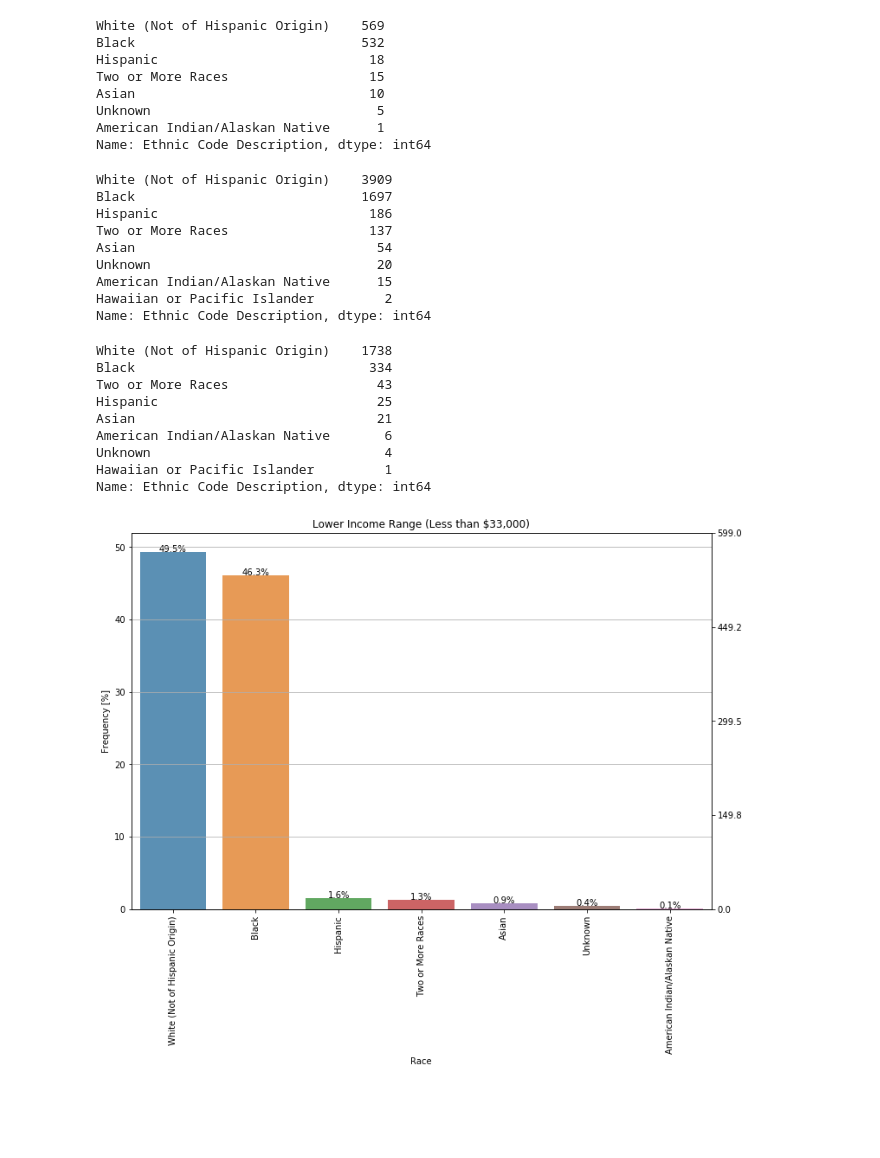
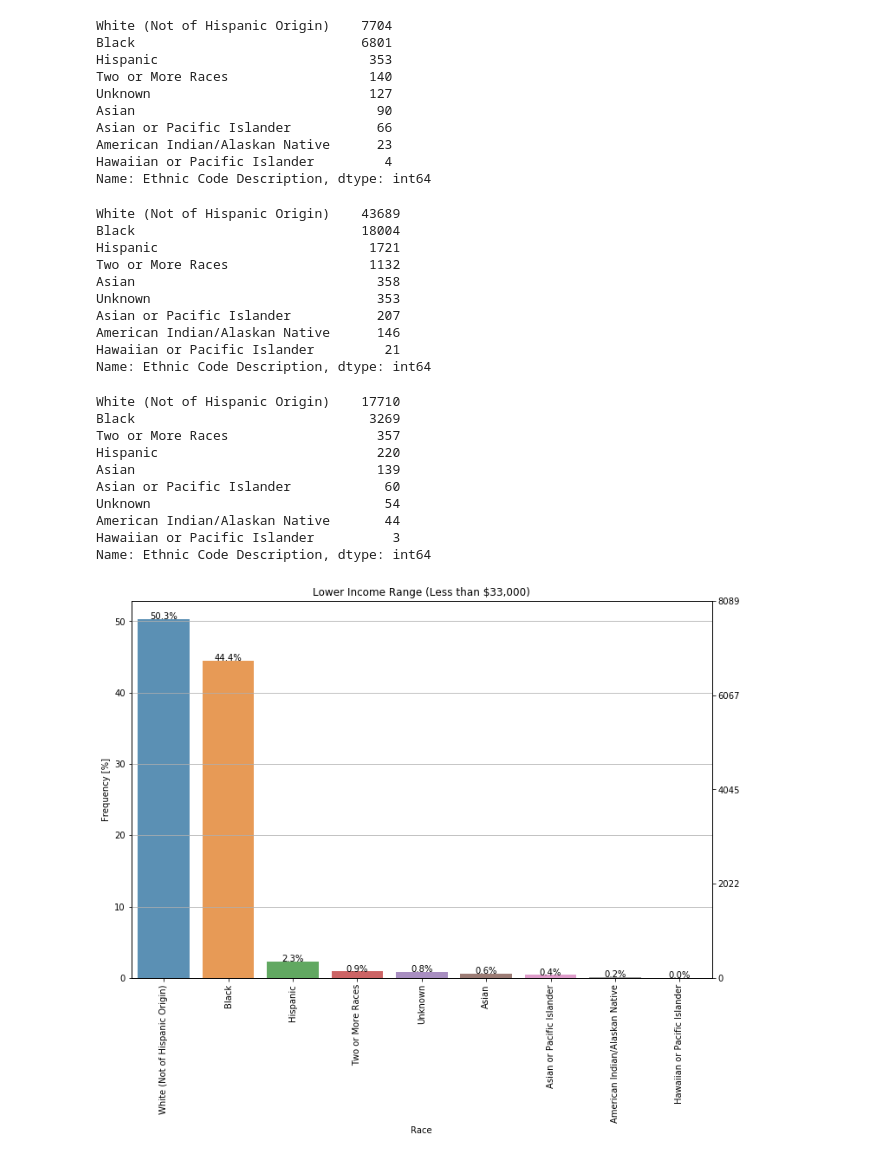
Before and after one commit to jman2kxy/inclucivics, a Jupyter notebook: IncluCivics Data.ipynb, the cells around one changed output. Drawn from its saved outputs; the diff is of its cells as text; code cells hidden in the pictures; blank space fills up the shorter version.

Commit message:
EDA of Inclucivics Data

```diff
--- a/IncluCivics Data.ipynb
+++ b/IncluCivics Data.ipynb
@@ -10,7 +10,7 @@ import matplotlib.ticker as ticker
 import mpld3
 %matplotlib inline
 # %%
-employee_demo = pd.read_csv('data/General_Government_Employees_Demographics.csv')
+employee_demo = pd.read_csv('data/quarterly-cleaned.csv')
 # %%
 employee_demo.head()
 # %% [output]
@@ -83,37 +84,41 @@ upper_income_race_count = upper_income_range['Ethnic Code Description'].value_co
 # %%
 lower_income_race_count
 # %% [output]
-White (Not of Hispanic Origin)    569
-Black                             532
-Hispanic                           18
-Two or More Races                  15
-Asian                              10
-Unknown                             5
-American Indian/Alaskan Native      1
+White (Not of Hispanic Origin)    7704
+Black                             6801
+Hispanic                           353
+Two or More Races                  140
+Unknown                            127
+Asian                               90
+Asian or Pacific Islander           66
+American Indian/Alaskan Native      23
+Hawaiian or Pacific Islander         4
 Name: Ethnic Code Description, dtype: int64
 # %%
 middle_income_race_count
 # %% [output]
-White (Not of Hispanic Origin)    3909
-Black                             1697
-Hispanic                           186
-Two or More Races                  137
-Asian                               54
-Unknown                             20
-American Indian/Alaskan Native      15
-Hawaiian or Pacific Islander         2
+White (Not of Hispanic Origin)    43689
+Black                             18004
+Hispanic                           1721
+Two or More Races                  1132
+Asian                               358
+Unknown                             353
+Asian or Pacific Islander           207
+American Indian/Alaskan Native      146
+Hawaiian or Pacific Islander         21
 Name: Ethnic Code Description, dtype: int64
 # %%
 upper_income_race_count
 # %% [output]
-White (Not of Hispanic Origin)    1738
-Black                              334
-Two or More Races                   43
-Hispanic                            25
-Asian                               21
-American Indian/Alaskan Native       6
-Unknown                              4
-Hawaiian or Pacific Islander         1
+White (Not of Hispanic Origin)    17710
+Black                              3269
+Two or More Races                   357
+Hispanic                            220
+Asian                               139
+Asian or Pacific Islander            60
+Unknown                              54
+American Indian/Alaskan Native       44
+Hawaiian or Pacific Islander          3
 Name: Ethnic Code Description, dtype: int64
 # %%
 ncount = len(lower_income_range)
@@ -127,35 +132,35 @@ plt.xticks(rotation='vertical')
 ax2=ax.twinx()
 
 # Switch so count axis is on right, frequency on left
 ax2.yaxis.tick_left()
 ax.yaxis.tick_right()
 
 # Also switch the labels over
 ax.yaxis.set_label_position('right')
 ax2.yaxis.set_label_position('left')
 
 ax2.set_ylabel('Frequency [%]')
 
 for p in ax.patches:
     x=p.get_bbox().get_points()[:,0]
     y=p.get_bbox().get_points()[1,1]
     ax.annotate('{:.1f}%'.format(100.*(y/ncount)), (x.mean(), y),
             ha='center', va='baseline') # set the alignment of the text
 
 # Use a LinearLocator to ensure the correct number of ticks
 ax.yaxis.set_major_locator(ticker.LinearLocator(5))
 
 # Fix the frequency range to 0-100
 ax2.set_ylim(0,100*ax.get_ylim()[1]/ncount)
-ax.set_ylim(0,lower_income_race_count.values.max()+30)
+#ax.set_ylim(0,lower_income_race_count.values.max())
 
 # And use a MultipleLocator to ensure a tick spacing of 10
 ax2.yaxis.set_major_locator(ticker.MultipleLocator(10))
 
 # Need to turn the grid on ax2 off, otherwise the gridlines end up on top of the bars
 ax2.grid(None)
 # %% [output]
-[figure, old version]
+[figure, new version]
 # %%
 ncount = len(middle_income_range)
 
```
Also changed, not shown: parts of 13 cells of this notebook.
